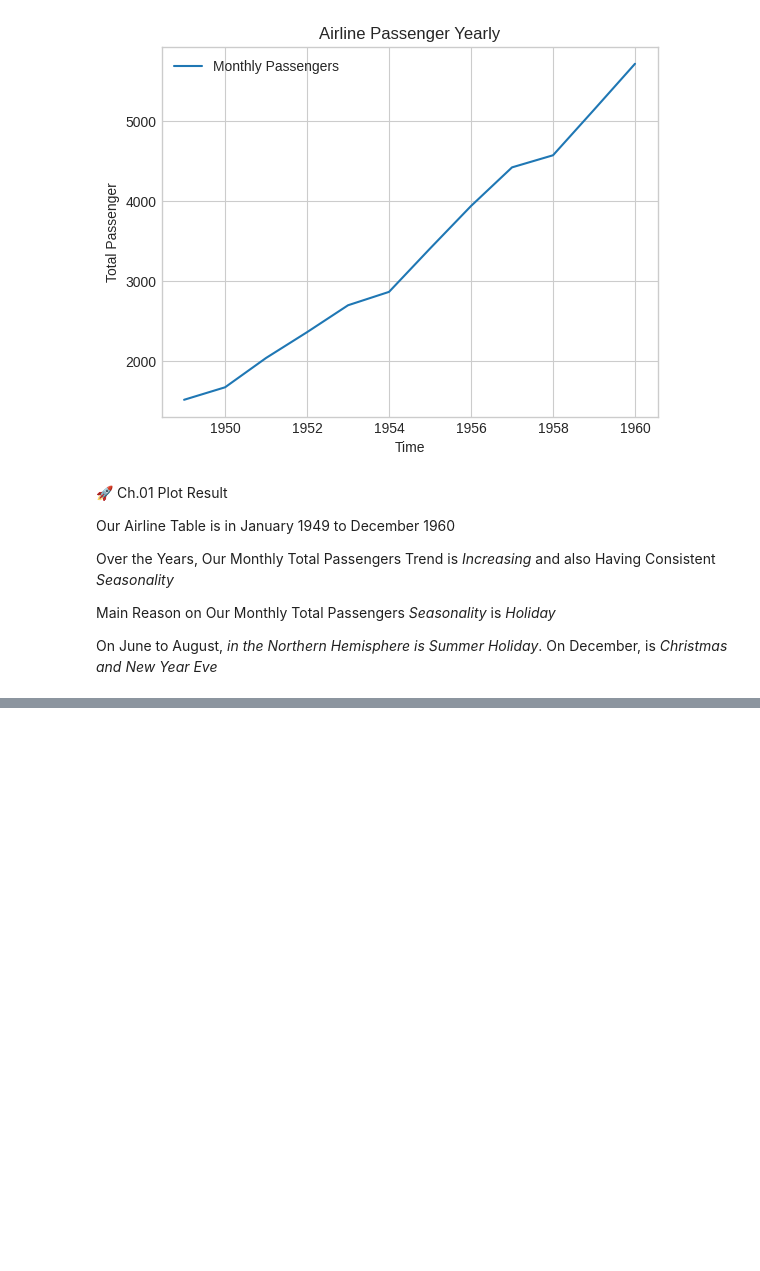
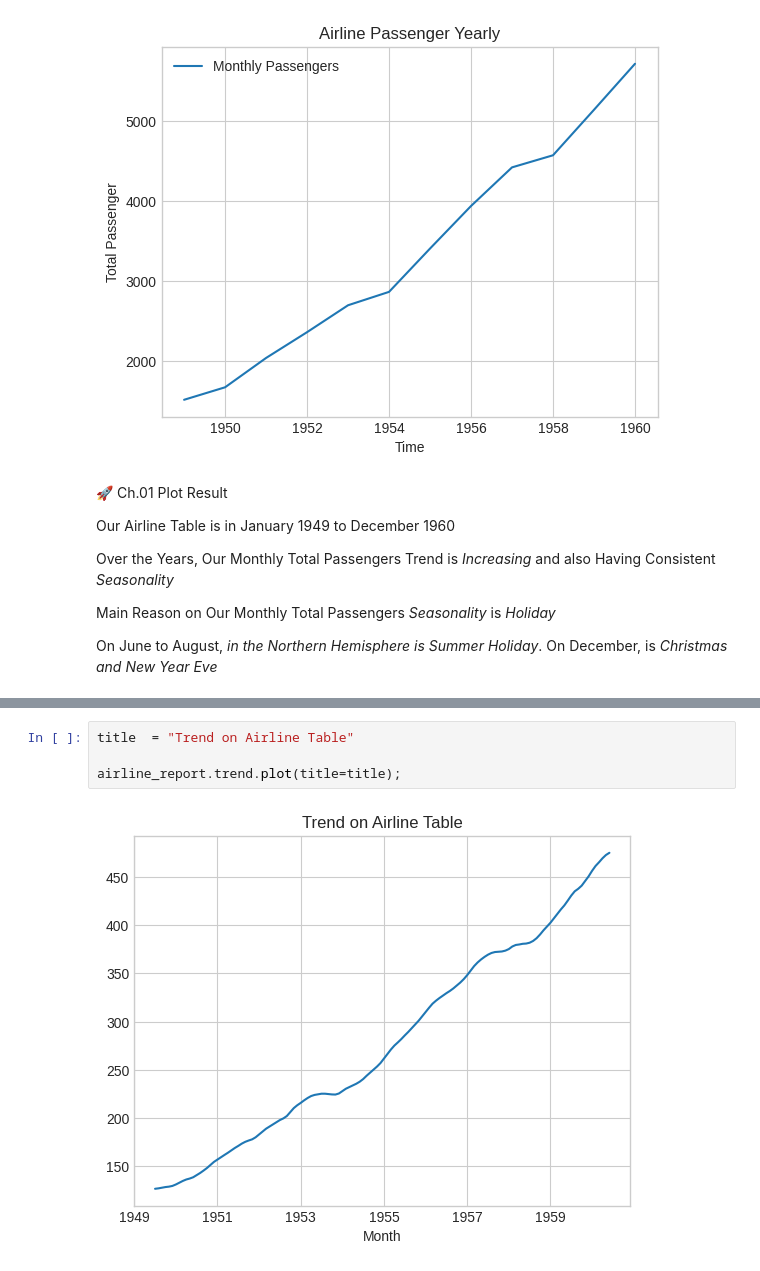
Before and after one commit to Inthari/Air, a Jupyter notebook: Lab 01.ipynb, the cells around one changed output, grey strips where cells are left out. Drawn from its saved outputs; the diff is of its cells as text; blank space fills up the shorter version.

```diff
--- a/Lab 01.ipynb
+++ b/Lab 01.ipynb
@@ -124,0 +141,6 @@ On June to August, *in the Northern Hemisphere is Summer Holiday*. On December,
+# %%
+title  = "Trend on Airline Table"
+
+airline_report.trend.plot(title=title);
+# %% [output]
+[figure, added]
```
Also changed, not shown: parts of 13 cells of this notebook.
